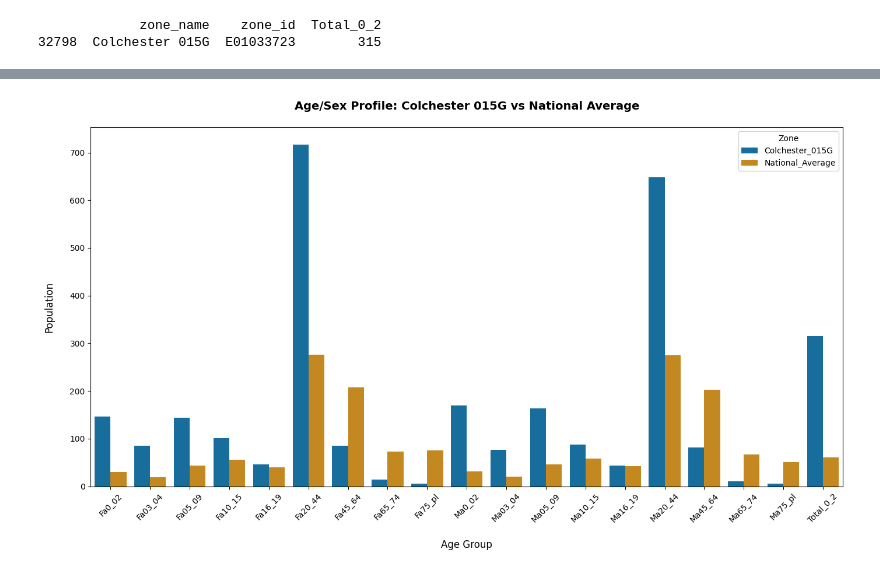
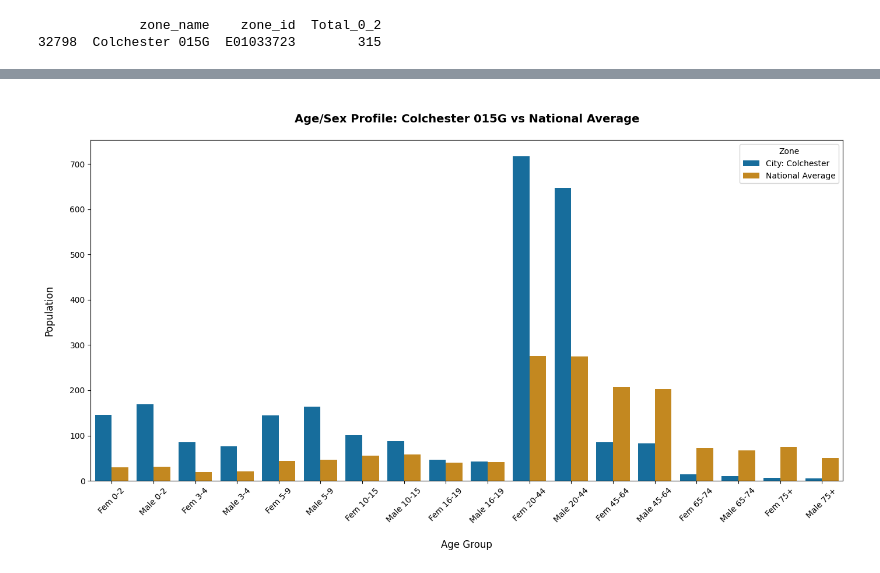
Before and after one commit to ClaudiaTurner/Predictive_Analytics, a Jupyter notebook: Assignment_1_P_Analytics.ipynb, the cells around one changed output, grey strips where cells are left out. Cells and saved outputs as stored; diff of their text form; code cells hidden in the pictures.

```diff
--- a/Assignment_1_P_Analytics.ipynb
+++ b/Assignment_1_P_Analytics.ipynb
@@ -80,3 +81,36 @@ print(highest_babies_zone[['zone_name', 'zone_id', 'Total_0_2']])
 # %% [output]
              zone_name    zone_id  Total_0_2
 32798  Colchester 015G  E01033723        315
+# %%
+# 1. Define mapping for renaming
+rename_dict = {
+    'Fa0_02': 'Fem 0-2', 'Ma0_02': 'Male 0-2',
+    'Fa03_04': 'Fem 3-4', 'Ma03_04': 'Male 3-4',
+    'Fa05_09': 'Fem 5-9', 'Ma05_09': 'Male 5-9',
+    'Fa10_15': 'Fem 10-15', 'Ma10_15': 'Male 10-15',
+    'Fa16_19': 'Fem 16-19', 'Ma16_19': 'Male 16-19',
+    'Fa20_44': 'Fem 20-44', 'Ma20_44': 'Male 20-44',
+    'Fa45_64': 'Fem 45-64', 'Ma45_64': 'Male 45-64',
+    'Fa65_74': 'Fem 65-74', 'Ma65_74': 'Male 65-74',
+    'Fa75_pl': 'Fem 75+', 'Ma75_pl': 'Male 75+'
+}
+
+# 2. Rename the columns
+Age_Sex.rename(columns=rename_dict, inplace=True)
+
+# 3. Desired column order
+ordered_columns = [
+    'Fem 0-2', 'Male 0-2',
+    'Fem 3-4', 'Male 3-4',
+    'Fem 5-9', 'Male 5-9',
+    'Fem 10-15', 'Male 10-15',
+    'Fem 16-19', 'Male 16-19',
+    'Fem 20-44', 'Male 20-44',
+    'Fem 45-64', 'Male 45-64',
+    'Fem 65-74', 'Male 65-74',
+    'Fem 75+', 'Male 75+'
+]
+
+# 4. Reorder columns, keeping ID columns first
+id_cols = ['zone_id', 'zone_name']
+Age_Sex = Age_Sex[id_cols + ordered_columns]
@@ -92,34 +158,34 @@ print(highest_babies_zone[['zone_name', 'zone_id', 'Total_0_2']])
 
 import seaborn as sns
 
 
 # 2. Filter Oxford 008A (specific zone)
 oxford = Age_Sex[Age_Sex['zone_id'] == 'E01033723']
 
 # 3. Calculate national average (across all zones)
 national_avg = Age_Sex.drop(columns=['zone_name', 'zone_id']).mean().to_frame(name='National_Average').T
 
 # 4. Reshape Oxford and national data from wide to long
-oxford_long = oxford.drop(columns=['zone_name', 'zone_id']).melt(var_name='Age_Sex', value_name='Colchester_015G')
-national_long = national_avg.melt(var_name='Age_Sex', value_name='National_Average')
+oxford_long = oxford.drop(columns=['zone_name', 'zone_id']).melt(var_name='Age_Sex', value_name='City: Colchester')
+national_long = national_avg.melt(var_name='Age_Sex', value_name='National Average')
 
 # 5. Merge both long DataFrames for comparison
 combined = pd.merge(oxford_long, national_long, on='Age_Sex')
 
 # 6. Plotting
 plt.figure(figsize=(14, 8))
 sns.barplot(data=combined.melt(id_vars='Age_Sex', var_name='Zone', value_name='Population'),
             x='Age_Sex', y='Population', hue='Zone', palette='colorblind')
 
 # 7. Customizations
-plt.title("Age/Sex Profile: Colchester 015G vs National Average\n", fontsize=14, fontweight='bold')
+plt.title("\nAge/Sex Profile: Colchester 015G vs National Average\n", fontsize=14, fontweight='bold')
 plt.xlabel("\nAge Group", fontsize=12)
 plt.ylabel("Population\n", fontsize=12)
 plt.xticks(rotation=45)
 plt.tight_layout()
 
 plt.savefig('Colchester_England_Q1.4.png')
 
 plt.show()
 # %% [output]
-[figure, old version]
+[figure, new version]
```
Also changed, not shown: parts of 5 cells of this notebook.
